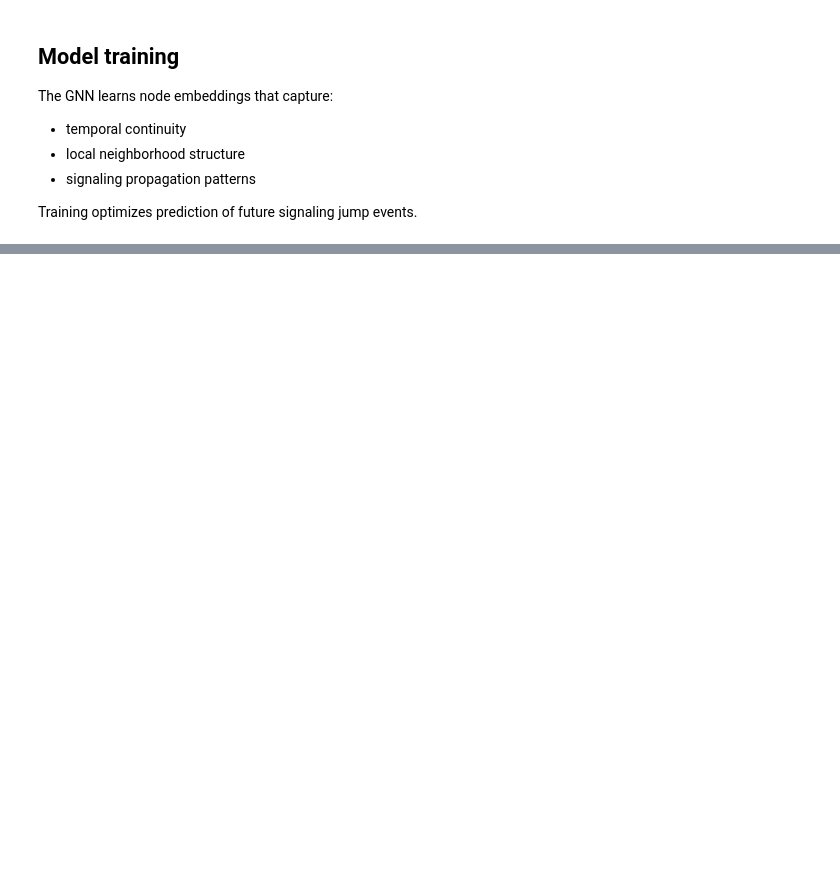
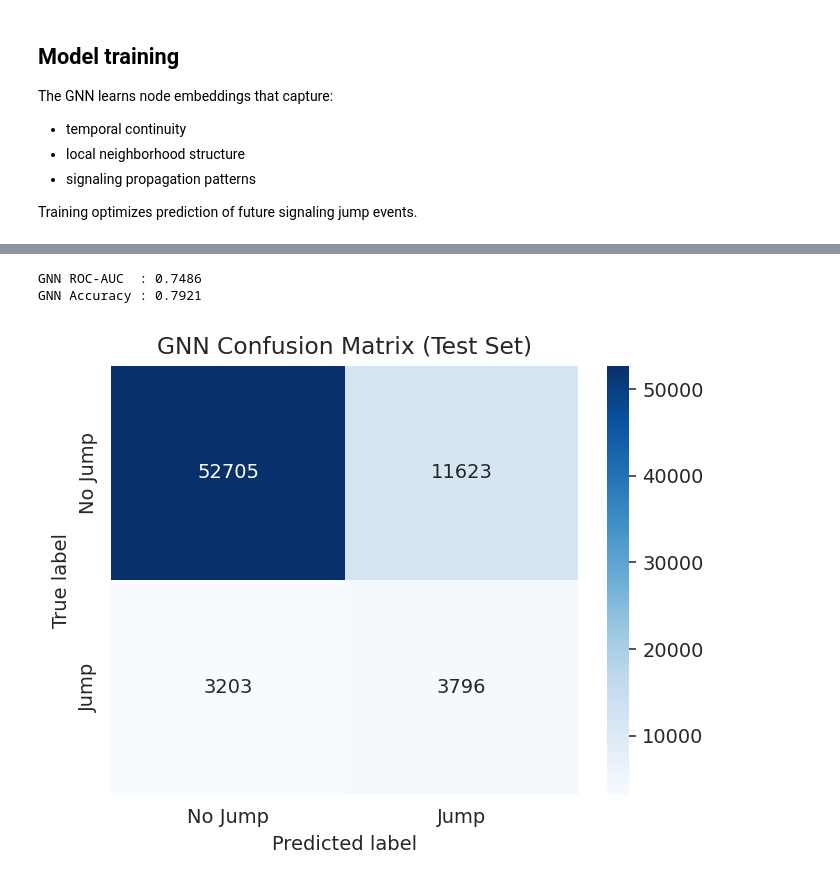
Before and after one commit to joannahuba/Spatiotemporal-Signal-Propagation, a Jupyter notebook: independent_analysis/notebook-part4.ipynb, the cells around one changed output, grey strips where cells are left out. Drawn from its saved outputs; the diff is of its cells as text; code cells hidden in the pictures; blank space fills up the shorter version.

```diff
--- a/independent_analysis/notebook-part4.ipynb
+++ b/independent_analysis/notebook-part4.ipynb
@@ -581,0 +579,52 @@ Such models could potentially identify:
+# %%
+model.eval()
+
+with torch.no_grad():
+
+    out = model(graph_data)
+
+    # probability of future jump
+    probs = torch.softmax(out, dim=1)[:, 1]
+
+    # IMPORTANT:
+    # lower threshold improves minority-class detection
+    preds = (probs > 0.52).long()
+
+    # extract test-set predictions
+    test_probs = probs[graph_data.test_mask].cpu().numpy()
+    test_preds = preds[graph_data.test_mask].cpu().numpy()
+    test_true  = graph_data.y[graph_data.test_mask].cpu().numpy()
+
+gnn_auc = roc_auc_score(test_true, test_probs)
+gnn_acc = accuracy_score(test_true, test_preds)
+
+print(f"GNN ROC-AUC  : {gnn_auc:.4f}")
+print(f"GNN Accuracy : {gnn_acc:.4f}")
+# %% [output]
+GNN ROC-AUC  : 0.7486
+GNN Accuracy : 0.7921
+# %%
+import seaborn as sns
+import matplotlib.pyplot as plt
+
+cm = confusion_matrix(test_true, test_preds)
+
+plt.figure(figsize=(5, 4))
+
+sns.heatmap(
+    cm,
+    annot=True,
+    fmt="d",
+    cmap="Blues",
+    xticklabels=["No Jump", "Jump"],
+    yticklabels=["No Jump", "Jump"]
+)
+
+plt.xlabel("Predicted label")
+plt.ylabel("True label")
+plt.title("GNN Confusion Matrix (Test Set)")
+
+plt.tight_layout()
+plt.show()
+# %% [output]
+[figure, added]
```
Also changed, not shown: parts of 30 cells of this notebook, 1 other file.
